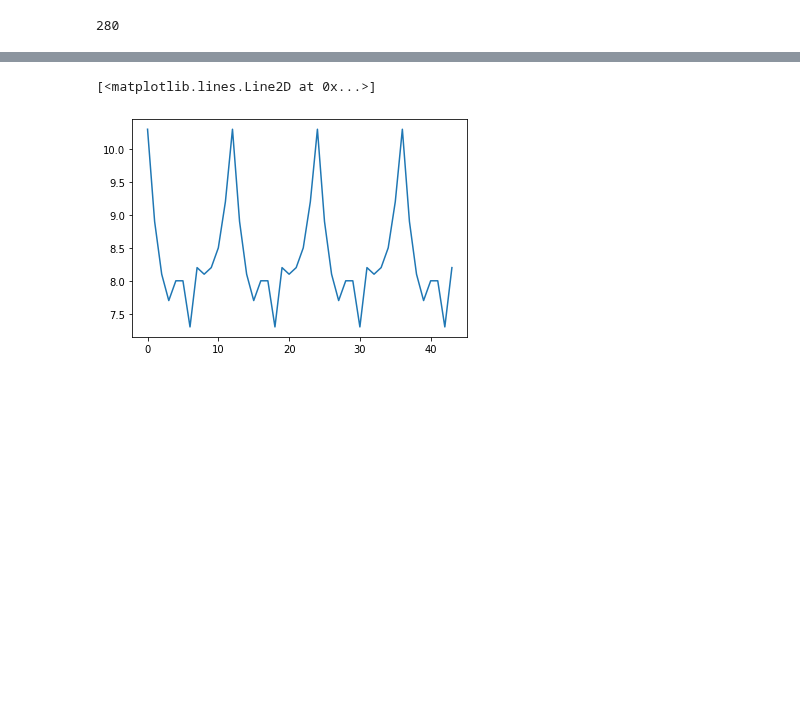
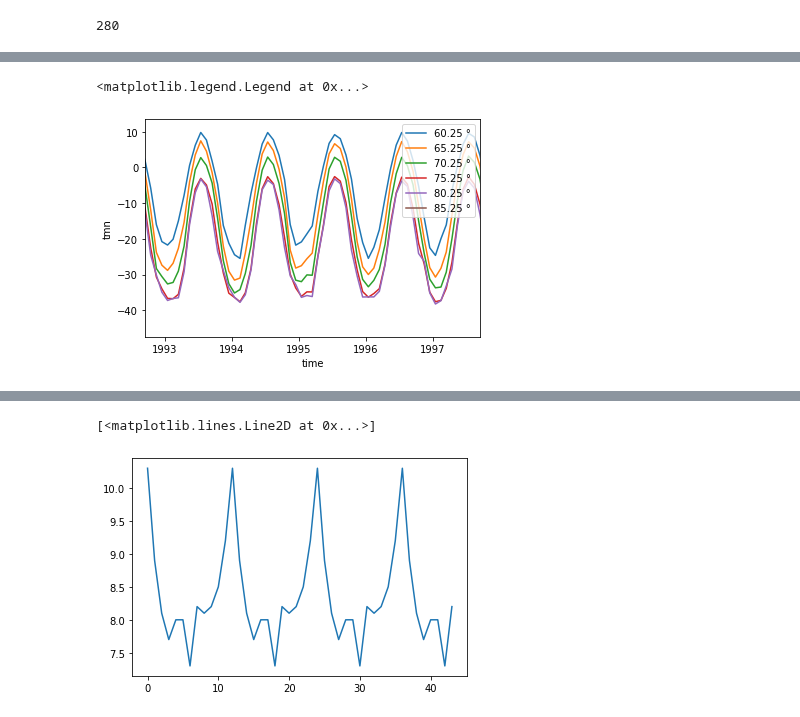
Before and after one commit to LeoausderDose/Praktikum_AWI, a Jupyter notebook: ImportTMax.ipynb, the cells around one changed output, grey strips where cells are left out. Cells and saved outputs as stored; diff of their text form; code cells hidden in the pictures; blank space fills up the shorter version.

```diff
--- a/ImportTMax.ipynb
+++ b/ImportTMax.ipynb
@@ -55,0 +73,13 @@ range(3, 1200, 12)
+# %%
+# Plot tmn
+for i in steps:
+    plt.plot(time_values, TMin_Lat.sel(lat = str(i)).tmn, label = str(i)+' °')
+
+plt.xlabel('time')
+plt.ylabel('tmn')
+
+plt.xlim(time_values[1100], time_values[1160])
+plt.legend(loc = 1)
+# %% [output]
+<matplotlib.legend.Legend at 0x...>
+[figure, added]
```
Also changed, not shown: parts of 20 cells of this notebook, 11 other files.
